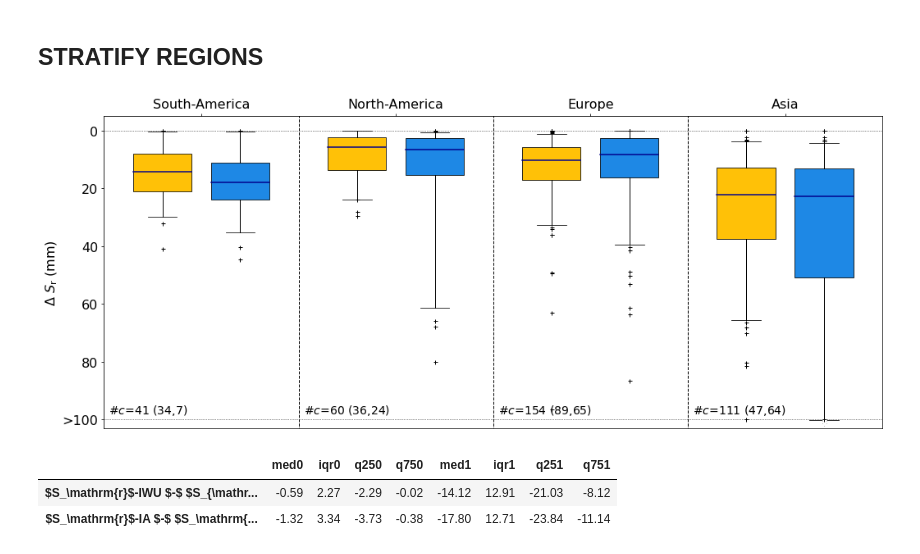
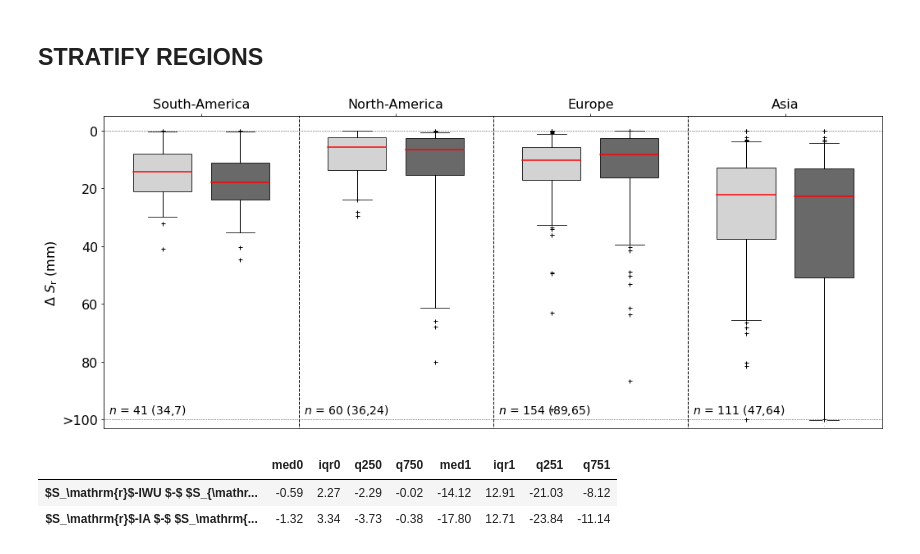
Before and after one commit to fvanoorschot/global_sr_module, a Jupyter notebook: irrigation_paper_figures.ipynb, the cells around one changed output. Saved outputs shown, nothing was run; the diff lists cells and outputs as text; code cells hidden in the pictures.

```diff
--- a/irrigation_paper_figures.ipynb
+++ b/irrigation_paper_figures.ipynb
@@ -1730,9 +1937,12 @@ er_df_u = er_df_u.dropna()
 e_df_u=e_df_u.iloc[:,0:2]
 er_df_u=er_df_u.iloc[:,0:2]
 # %%
-boxprops1 = dict(facecolor=c3,color="black",linewidth=0.8)
-boxprops2 = dict(facecolor=c2,color="black",linewidth=0.8)
-medianprops = dict(color="darkblue",linewidth=1.5)
+g1 = 'lightgrey'
+g2 = 'dimgrey'
+
+boxprops1 = dict(facecolor=g1,color="black",linewidth=0.8)
+boxprops2 = dict(facecolor=g2,color="black",linewidth=0.8)
+medianprops = dict(color="red",linewidth=1.5)
 meanpointprops = dict(marker='*', markeredgecolor='red',markerfacecolor='red',linestyle='None',markersize=9)
 flierprops = dict(color='black',marker='+',markersize=5)
 capprops = dict(linestyle='-', linewidth=0.8, color='Black')
@@ -1752,7 +1962,7 @@ e_df3 = e_df[(ir>0.1)]
 ax = fig.add_subplot(111)
 bp1=ax.boxplot(e_df1.iloc[:,0],positions=[1.1],widths=0.6,whis=[5,95],patch_artist=True,showmeans=False,boxprops=boxprops1,medianprops=medianprops,meanprops=meanpointprops,flierprops=flierprops,capprops=capprops,zorder=0)
 bp2=ax.boxplot(e_df1.iloc[:,1],positions=[1.9],widths=0.6,whis=[5,95],patch_artist=True,showmeans=False,boxprops=boxprops2,medianprops=medianprops,meanprops=meanpointprops,flierprops=flierprops,capprops=capprops,zorder=0)
-ax.annotate('#$c$='+str(e_df1.count()[0])+' ('+str(e_df2.count()[0])+','+str(e_df3.count()[0])+')',(0.55,-98),size=14)
+ax.annotate('$n$ = '+str(e_df1.count()[0])+' ('+str(e_df2.count()[0])+','+str(e_df3.count()[0])+')',(0.55,-98),size=14)
 
 # north america
 e_df = e_df_u
@@ -1762,7 +1972,7 @@ e_df2 = e_df[(ir>0.05)&(ir<=0.1)]
 e_df3 = e_df[(ir>0.1)]
 bp1=ax.boxplot(e_df1.iloc[:,0],positions=[3.1],widths=0.6,whis=[5,95],patch_artist=True,showmeans=False,boxprops=boxprops1,medianprops=medianprops,meanprops=meanpointprops,flierprops=flierprops,capprops=capprops,zorder=0)
 bp2=ax.boxplot(e_df1.iloc[:,1],positions=[3.9],widths=0.6,whis=[5,95],patch_artist=True,showmeans=False,boxprops=boxprops2,medianprops=medianprops,meanprops=meanpointprops,flierprops=flierprops,capprops=capprops,zorder=0)
-ax.annotate('#$c$='+str(e_df1.count()[0])+' ('+str(e_df2.count()[0])+','+str(e_df3.count()[0])+')',(2.55,-98),size=14)
+ax.annotate('$n$ = '+str(e_df1.count()[0])+' ('+str(e_df2.count()[0])+','+str(e_df3.count()[0])+')',(2.55,-98),size=14)
 p2 = ax.plot(1,-200,'r*',markersize=9)
 
 # europe
@@ -1773,7 +1983,7 @@ e_df2 = e_df[(ir>0.05)&(ir<=0.1)]
 e_df3 = e_df[(ir>0.1)]
 bp1=ax.boxplot(e_df1.iloc[:,0],positions=[5.1],widths=0.6,whis=[5,95],patch_artist=True,showmeans=False,boxprops=boxprops1,medianprops=medianprops,meanprops=meanpointprops,flierprops=flierprops,capprops=capprops,zorder=0)
 bp2=ax.boxplot(e_df1.iloc[:,1],positions=[5.9],widths=0.6,whis=[5,95],patch_artist=True,showmeans=False,boxprops=boxprops2,medianprops=medianprops,meanprops=meanpointprops,flierprops=flierprops,capprops=capprops,zorder=0)
-ax.annotate('#$c$='+str(e_df1.count()[0])+' ('+str(e_df2.count()[0])+','+str(e_df3.count()[0])+')',(4.55,-98),size=14)
+ax.annotate('$n$ = '+str(e_df1.count()[0])+' ('+str(e_df2.count()[0])+','+str(e_df3.count()[0])+')',(4.55,-98),size=14)
 p2 = ax.plot(1,-200,'r*',markersize=9)
 
 # asia
@@ -1784,41 +1994,41 @@ e_df2 = e_df[(ir>0.05)&(ir<=0.1)]
 e_df3 = e_df[(ir>0.1)]
 bp1=ax.boxplot(e_df1.iloc[:,0],positions=[7.1],widths=0.6,whis=[5,95],patch_artist=True,showmeans=False,boxprops=boxprops1,medianprops=medianprops,meanprops=meanpointprops,flierprops=flierprops,capprops=capprops,zorder=0)
 bp2=ax.boxplot(e_df1.iloc[:,1],positions=[7.9],widths=0.6,whis=[5,95],patch_artist=True,showmeans=False,boxprops=boxprops2,medianprops=medianprops,meanprops=meanpointprops,flierprops=flierprops,capprops=capprops,zorder=0)
-ax.annotate('#$c$='+str(e_df1.count()[0])+' ('+str(e_df2.count()[0])+','+str(e_df3.count()[0])+')',(6.55,-98),size=14)
+ax.annotate('$n$ = '+str(e_df1.count()[0])+' ('+str(e_df2.count()[0])+','+str(e_df3.count()[0])+')',(6.55,-98),size=14)
 ax.set_ylim(-103,5)
 ax.set_xlim(0.5,8.5)
 ax.set_xticks([1.5,3.5,5.5,7.5])
 ax.set_yticks([0,-20,-40,-60,-80,-100])
 ax.set_yticklabels([0,20,40,60,80,'>100'])
 ax.xaxis.set_tick_params(top=True, labeltop=True, bottom=False, labelbottom=False)
 ax.tick_params(axis='both', which='major', labelsize=16)
 ax.set_xticklabels(['South-America','North-America','Europe','Asia'],size=16)
 ax.set_ylabel('$\Delta$ $S_\mathrm{r}$ (mm)',size=16)
 
 ax.hlines(0,0,10,color='k',linestyle=':',linewidth=0.7)
 ax.hlines(-100,0,10,color='k',linestyle=':',linewidth=0.7)
 ax.vlines(2.5,-200,20,color='k',linestyle='--',linewidth=1)
 ax.vlines(4.5,-200,20,color='k',linestyle='--',linewidth=1)
 ax.vlines(6.5,-200,20,color='k',linestyle='--',linewidth=1)
 
 # plot values <-100 at -100
 ax.plot(7.9,-100.591,color='white',marker='+',markersize=5)
 ax.plot(7.9,-100.33,color='white',marker='+',markersize=5)
 ax.plot(7.9,-101.408,color='white',marker='+',markersize=5)
 ax.plot(7.9,-100.29,color='white',marker='+',markersize=5)
 ax.plot(7.1,-100,color='black',marker='+',markersize=5)
 ax.plot(7.9,-100,color='black',marker='+',markersize=5)
 
 # p2 = ax.plot(1,-200, marker='d', markeredgecolor='black',markerfacecolor='white',linestyle = 'None',markersize=7.5)
 # p1 = ax.plot(1,-200,'r*',markersize=9)
 # ax.legend([bp1["boxes"][0], bp2["boxes"][0],p1[0]],
 #           ['IWU $-$ NI','IAF $-$ NI','Mean $\Delta$$S_\mathrm{r}$',
 #            '\n'.join(wrap(f'{ca1} (Fig. Xa)', 10)),'\n'.join(wrap(f'{ca2} (Fig. Xb)', 10)),'\n'.join(wrap(f'{ca3} (Fig. Xc)', 10)),'\n'.join(wrap(f'{ca4} (Fig. Xd)', 10))],
 #           ncol=1,fontsize= 16,loc='lower center',bbox_to_anchor=(1.09, 0.10),handletextpad=0.6,labelspacing=1,columnspacing = 0.5)
 
 fig.savefig(f'{fig_dir}/box_abs_diff_ia_regions.jpg', dpi=300, bbox_inches='tight')
 # %% [output]
-[figure, old version]
+[figure, new version]
 # %%
 #south america
 e_df = e_df_s
```
Also changed, not shown: parts of 40 cells of this notebook, 2 other files.
